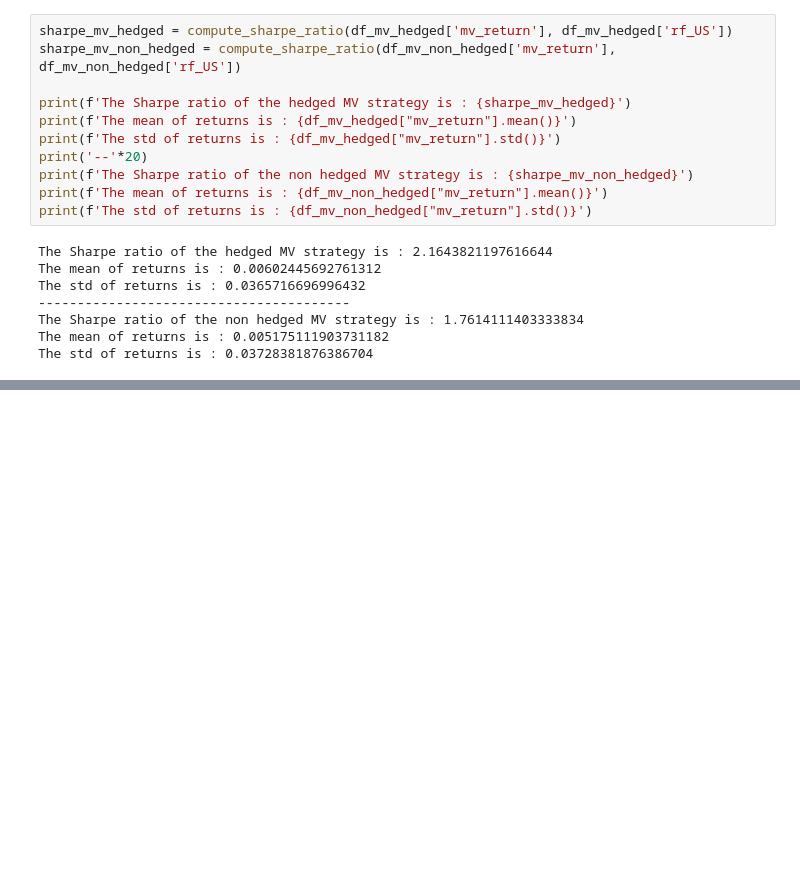
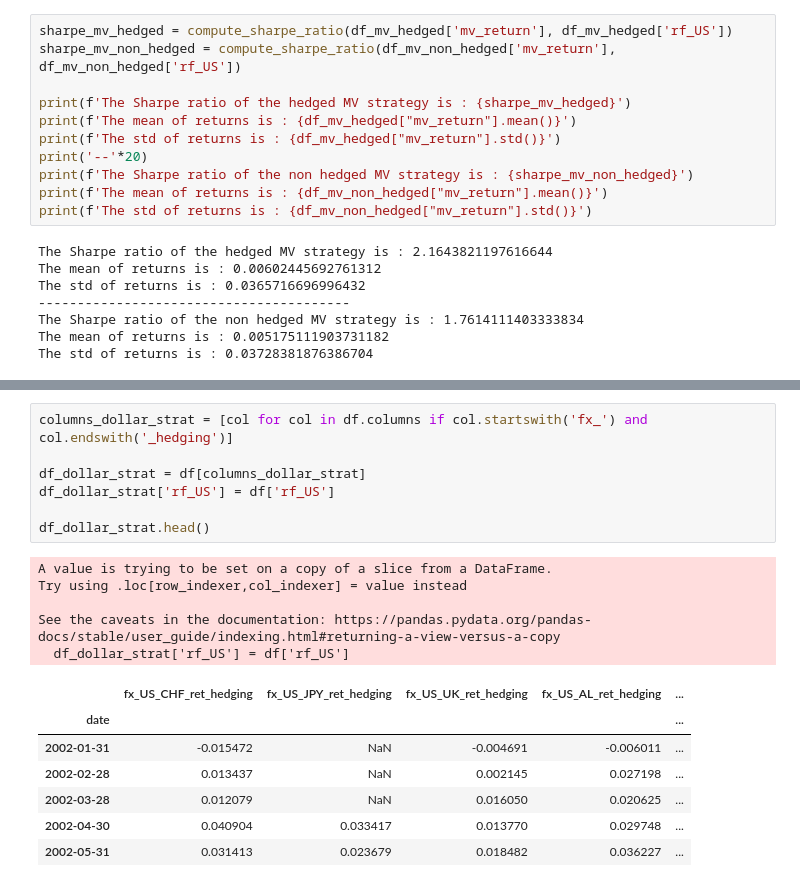
Before and after one commit to arthurdhonneur7/project_investments, a Jupyter notebook: part_3_and_7/exploration_arthur.ipynb, the cells around one changed output, grey strips where cells are left out. Saved outputs shown, nothing was run; the diff lists cells and outputs as text; blank space fills up the shorter version.

```diff
--- a/part_3/exploration_arthur.ipynb
+++ b/part_3_and_7/exploration_arthur.ipynb
@@ -576,0 +589,20 @@ The std of returns is : 0.03728381876386704
+# %%
+columns_dollar_strat = [col for col in df.columns if col.startswith('fx_') and col.endswith('_hedging')]
+
+df_dollar_strat = df[columns_dollar_strat]
+df_dollar_strat['rf_US'] = df['rf_US']
+
+df_dollar_strat.head()
+# %% [output]
+A value is trying to be set on a copy of a slice from a DataFrame.
+Try using .loc[row_indexer,col_indexer] = value instead
+
+See the caveats in the documentation: https://pandas.pydata.org/pandas-docs/stable/user_guide/indexing.html#returning-a-view-versus-a-copy
+  df_dollar_strat['rf_US'] = df['rf_US']
+|  | fx_US_CHF_ret_hedging | fx_US_JPY_ret_hedging | fx_US_UK_ret_hedging | fx_US_AL_ret_hedging | ... |
+| date |  |  |  |  | ... |
+| 2002-01-31 | -0.015472 | NaN | -0.004691 | -0.006011 | ... |
+| 2002-02-28 | 0.013437 | NaN | 0.002145 | 0.027198 | ... |
+| 2002-03-28 | 0.012079 | NaN | 0.016050 | 0.020625 | ... |
+| 2002-04-30 | 0.040904 | 0.033417 | 0.013770 | 0.029748 | ... |
+| 2002-05-31 | 0.031413 | 0.023679 | 0.018482 | 0.036227 | ... |
```
Also changed, not shown: parts of 6 cells of this notebook, 1 other file.
